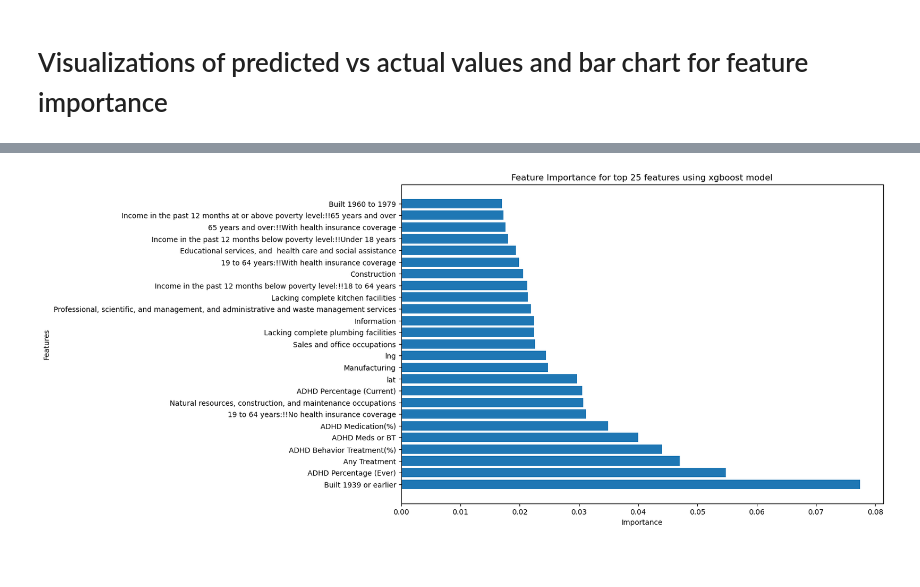
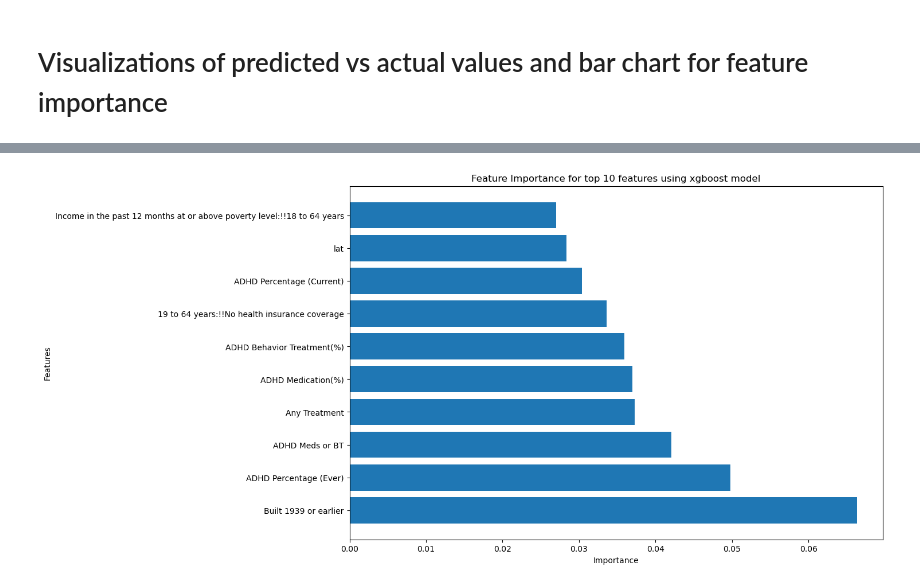
Before and after one commit to doctorsmylie/lead-poisoning, a Jupyter notebook: regression_all_data_OUTLIERS_removed.ipynb, the cells around one changed output, grey strips where cells are left out. Drawn from its saved outputs; the diff is of its cells as text; code cells hidden in the pictures; blank space fills up the shorter version.

```diff
--- a/regression_all_data_OUTLIERS_removed.ipynb
+++ b/regression_all_data_OUTLIERS_removed.ipynb
@@ -113,11 +113,3 @@ print(cols_with_missing)
 # %% [output]
 57
 ['Built 2020 or later', 'Built 2000 to 2019', 'Built 1980 to 1999', 'Built 1960 to 1979', 'Built 1940 to 1959', 'Built 1939 or earlier', 'Lacking complete plumbing facilities', 'Lacking complete kitch ...
-# %%
-# Impute missing values
-from sklearn.experimental import enable_iterative_imputer
-from sklearn.impute import IterativeImputer
-imputer = IterativeImputer(max_iter=10, random_state=42) #one can adjusts max_iter
-imputer.fit(filtered_df[cols_with_missing])
-imputed_data = imputer.transform(filtered_df[cols_with_missing])
-filtered_df[cols_with_missing] = imputed_data
@@ -212,6 +196,27 @@ for col in adhd_cols:
     X_train[col] = X_train[col] / 100
     X_val[col] = X_val[col] / 100
     X_predict[col] = X_predict[col] / 100
+# %%
+# Imputation:
+from sklearn.experimental import enable_iterative_imputer
+from sklearn.impute import IterativeImputer
+
+# Identify columns with missing values in X_train (excluding target)
+cols_with_missing = [col for col in X_train.columns if X_train[col].isnull().any()]
+
+# Create and fit the imputer on X_train
+imputer = IterativeImputer(max_iter=20, random_state=42)
+imputer.fit(X_train[cols_with_missing])
+
+# Transform X_train, X_val, and X_predict
+X_train_imputed = imputer.transform(X_train[cols_with_missing])
+X_val_imputed = imputer.transform(X_val[cols_with_missing])
+X_predict_imputed = imputer.transform(X_predict[cols_with_missing])
+
+# Update X_train, X_val, and X_predict with imputed values
+X_train[cols_with_missing] = X_train_imputed
+X_val[cols_with_missing] = X_val_imputed
+X_predict[cols_with_missing] = X_predict_imputed
 # %% [markdown]
 # Model training with Extra Trees
 # %%
@@ -289,12 +294,8 @@ Hyperparameter Tuned Extra Trees Regression Results:
 # %%
-# Reuse the best hyperparameters from previous tuning
-
-best_extra_trees_reg_full = ExtraTreesRegressor(**best_params_extra_trees, random_state=42)
-
-best_extra_trees_reg_full.fit(X_train, y_train)  # Fit on the full dataset
+best_extra_trees_reg.fit(X_train, y_train)
 
 # Access the feature importances for all features
-feature_importance_extra_trees = best_extra_trees_reg_full.feature_importances_
+feature_importance_extra_trees = best_extra_trees_reg.feature_importances_
 
 # Create df for feature importance
 feature_importance_extra_trees_df = pd.DataFrame({
@@ -667,10 +630,10 @@ plt.show()
 # %%
-# Bar chart of top 25 features of XGB model
+# Bar chart of top 10 features of XGB model
 plt.figure(figsize=(12, 8))
-plt.barh(feature_importance_xgb_df['Feature'].head(25), feature_importance_xgb_df['Importance'].head(25)) #Changed this line
+plt.barh(feature_importance_xgb_df['Feature'].head(10), feature_importance_xgb_df['Importance'].head(10))
 plt.xlabel("Importance")
 plt.ylabel("Features")
-plt.title("Feature Importance for top 25 features using xgboost model")
+plt.title("Feature Importance for top 10 features using xgboost model")
 plt.show()
 # %% [output]
-[figure, old version]
+[figure, new version]
```
Also changed, not shown: parts of 15 cells of this notebook, 1 other file.
